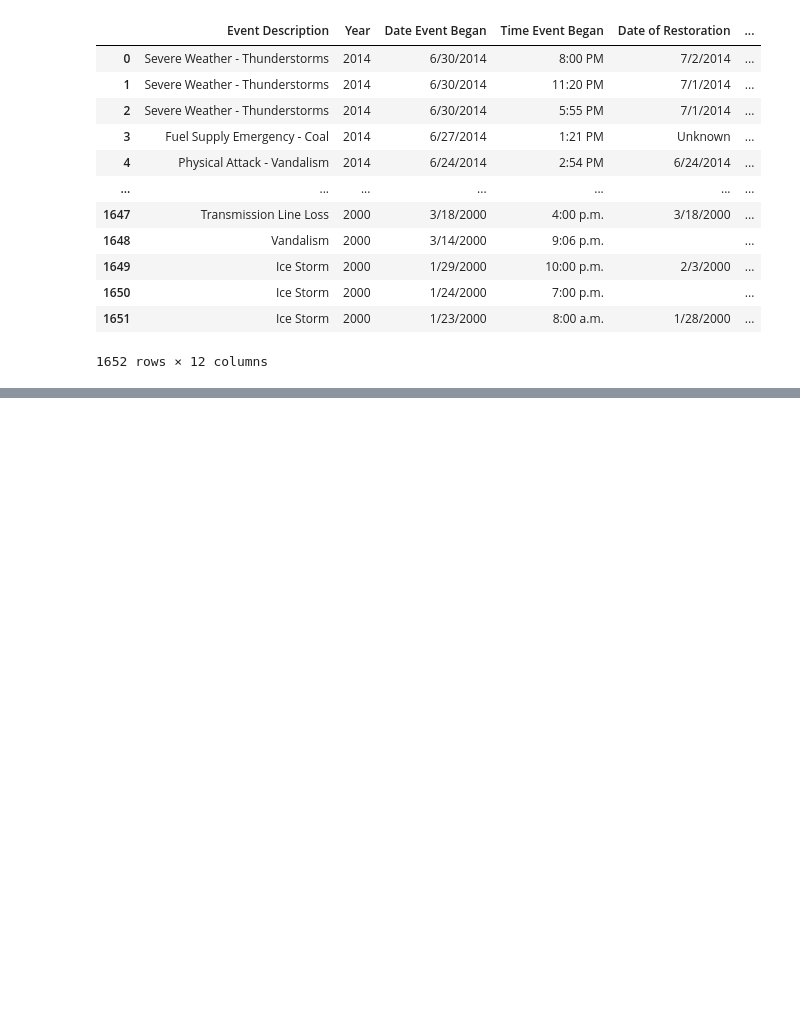
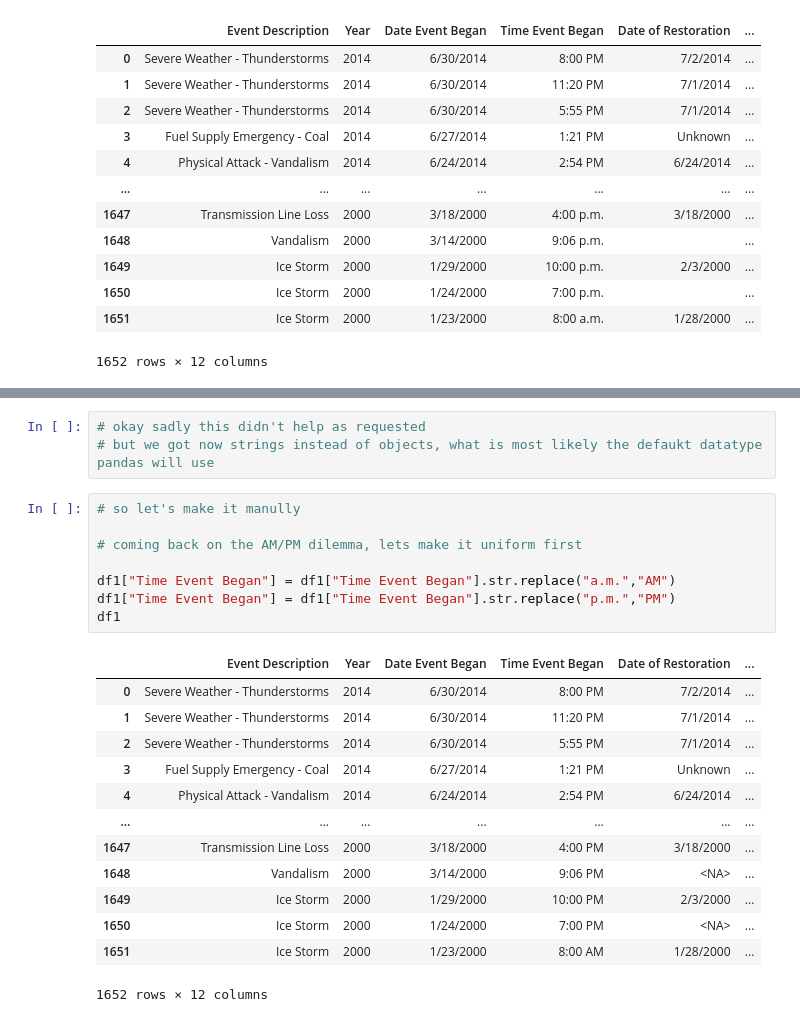
Before and after one commit to Bummelnderboris/DS_ESA_7, a Jupyter notebook: DS_ESA_7_data_cleaing.ipynb, the cells around one changed output, grey strips where cells are left out. Drawn from its saved outputs; the diff is of its cells as text; blank space fills up the shorter version.

```diff
--- a/DS_ESA_7_data_cleaing.ipynb
+++ b/DS_ESA_7_data_cleaing.ipynb
@@ -178,0 +213,25 @@ NameError: name 'pd' is not defined
+# %%
+# okay sadly this didn't help as requested
+# but we got now strings instead of objects, what is most likely the defaukt datatype pandas will use
+# %%
+# so let's make it manully
+
+# coming back on the AM/PM dilemma, lets make it uniform first
+
+df1["Time Event Began"] = df1["Time Event Began"].str.replace("a.m.","AM")
+df1["Time Event Began"] = df1["Time Event Began"].str.replace("p.m.","PM")
+df1
+# %% [output]
+|  | Event Description | Year | Date Event Began | Time Event Began | Date of Restoration | ... |
+| 0 | Severe Weather - Thunderstorms | 2014 | 6/30/2014 | 8:00 PM | 7/2/2014 | ... |
+| 1 | Severe Weather - Thunderstorms | 2014 | 6/30/2014 | 11:20 PM | 7/1/2014 | ... |
+| 2 | Severe Weather - Thunderstorms | 2014 | 6/30/2014 | 5:55 PM | 7/1/2014 | ... |
+| 3 | Fuel Supply Emergency - Coal | 2014 | 6/27/2014 | 1:21 PM | Unknown | ... |
+| 4 | Physical Attack - Vandalism | 2014 | 6/24/2014 | 2:54 PM | 6/24/2014 | ... |
+| ... | ... | ... | ... | ... | ... | ... |
+| 1647 | Transmission Line Loss | 2000 | 3/18/2000 | 4:00 PM | 3/18/2000 | ... |
+| 1648 | Vandalism | 2000 | 3/14/2000 | 9:06 PM | <NA> | ... |
+| 1649 | Ice Storm | 2000 | 1/29/2000 | 10:00 PM | 2/3/2000 | ... |
+| 1650 | Ice Storm | 2000 | 1/24/2000 | 7:00 PM | <NA> | ... |
+| 1651 | Ice Storm | 2000 | 1/23/2000 | 8:00 AM | 1/28/2000 | ... |
+1652 rows × 12 columns
```
Also changed, not shown: parts of 15 cells of this notebook.
